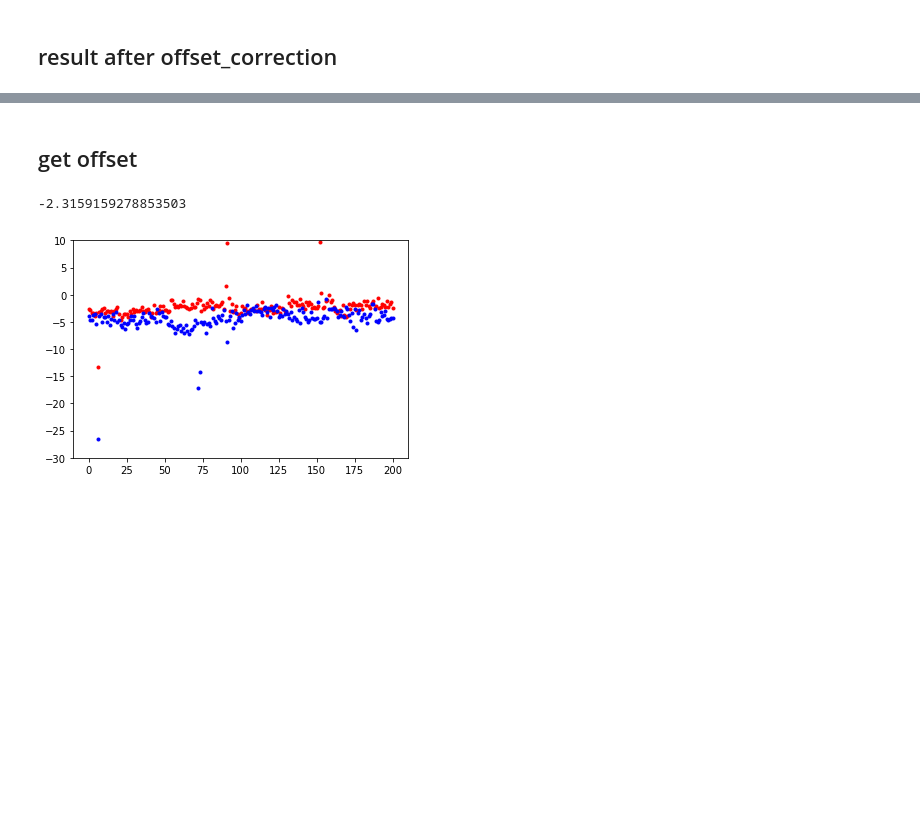
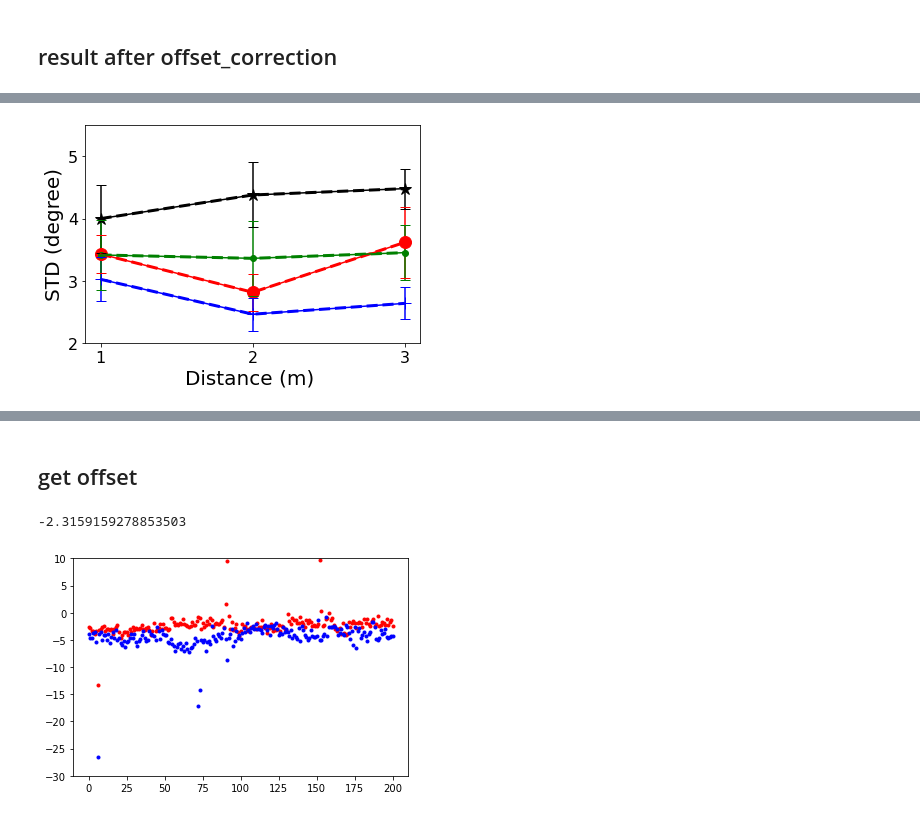
Before and after one commit to LinReseach/calibration-experiment, a Jupyter notebook: Analysis/analyze_after_calibration.ipynb, the cells around one changed output, grey strips where cells are left out. Saved outputs shown, nothing was run; the diff lists cells and outputs as text; code cells hidden in the pictures; blank space fills up the shorter version.

```diff
--- a/Analysis/analyze_after_calibration.ipynb
+++ b/Analysis/analyze_after_calibration.ipynb
@@ -31,0 +116,78 @@ dtype: float64
+# %%
+m_eth_no4k=[]
+m_eth_4k=[]
+m_l2cs_no4k=[]
+m_l2cs_4k=[]
+
+t1=[]
+t2=[]
+t3=[]
+t4=[]
+
+
+
+from matplotlib.pyplot import figure
+
+#figure(figsize=(18, 16), dpi=80)
+for p in [1,4,7]:
+    a=df[(df['pos_number'].isin([p,p+1,p+2]))&(df['4k']==False)][['error_eth_cal','person_ID','Dot_xy']].groupby(['person_ID','Dot_xy']).std().groupby(['person_ID']).mean()
+    b=df[(df['pos_number'].isin([p,p+1,p+2]))&(df['4k']==True)][['error_eth_cal','person_ID','Dot_xy']].groupby(['person_ID','Dot_xy']).std().groupby(['person_ID']).mean()
+    c=df[(df['pos_number'].isin([p,p+1,p+2]))&(df['4k']==False)][['error_l2cs_cal','person_ID','Dot_xy']].groupby(['person_ID','Dot_xy']).std().groupby(['person_ID']).mean()
+    d=df[(df['pos_number'].isin([p,p+1,p+2]))&(df['4k']==True)][['error_l2cs_cal','person_ID','Dot_xy']].groupby(['person_ID','Dot_xy']).std().groupby(['person_ID']).mean()
+    m_eth_no4k.append(a.mean()[0])
+    m_eth_4k.append(b.mean()[0])
+    m_l2cs_no4k.append(c.mean()[0])
+    m_l2cs_4k.append(d.mean()[0])
+
+    m_eth_no4k.append(a.sem()[0])
+    m_eth_4k.append(b.sem()[0])
+    m_l2cs_no4k.append(c.sem()[0])
+    m_l2cs_4k.append(d.sem()[0])
+
+    if p==7:
+        t1=a
+        t2=b
+        t3=c
+        t4=d
+
+
+px=[1,2,3]
+
+plt.plot(px,np.array(m_l2cs_no4k)[[0,2,4]],'ro--',linewidth=3, markersize=12,label = 'l2cs_no4k')
+
+plt.plot(px,np.array(m_l2cs_4k)[[0,2,4]],'b+--',linewidth=3, markersize=12,label = 'l2cs_4k')
+
+plt.plot(px,np.array(m_eth_no4k)[[0,2,4]],'k*--',linewidth=3, markersize=12,label = 'eth_no4k')
+
+plt.plot(px,np.array(m_eth_4k)[[0,2,4]],'g.--',linewidth=3, markersize=12,label = 'eth_4k')
+plt.xticks(px)
+#plt.legend()
+
+plt.ylim((2,5.5))
+
+plt.errorbar(px,np.array(m_l2cs_no4k)[[0,2,4]],yerr = np.array(m_l2cs_no4k)[[1,3,5]],fmt ='r',capsize=5)
+plt.errorbar(px,np.array(m_l2cs_4k)[[0,2,4]],yerr = np.array(m_l2cs_4k)[[1,3,5]],fmt ='b',capsize=5)
+plt.errorbar(px,np.array(m_eth_no4k)[[0,2,4]],yerr = np.array(m_eth_no4k)[[1,3,5]],fmt ='k',capsize=5)
+plt.errorbar(px,np.array(m_eth_4k)[[0,2,4]],yerr = np.array(m_eth_4k)[[1,3,5]],fmt ='g',capsize=5)
+
+
+
+plt.xlabel("Distance (m) ",fontsize=20)
+plt.ylabel("STD (degree)",fontsize=20)
+#plt.title("gaze3d mean error of participants \n at 9 positions ",fontsize=20)
+#plt.legend()
+
+plt.show()
+
+
+from scipy import stats
+a=df[(df['4k']==False)][['error_eth','error_eth_cal','person_ID','Dot_xy']].groupby(['person_ID','Dot_xy']).mean().groupby(['person_ID']).mean()
+b=df[(df['4k']==True)][['error_eth','error_eth_cal','person_ID','Dot_xy']].groupby(['person_ID','Dot_xy']).mean().groupby(['person_ID']).mean()
+c=df[(df['4k']==False)][['error_l2cs','error_l2cs_cal','person_ID','Dot_xy']].groupby(['person_ID','Dot_xy']).mean().groupby(['person_ID']).mean()
+d=df[(df['4k']==True)][['error_l2cs','error_l2cs_cal','person_ID','Dot_xy']].groupby(['person_ID','Dot_xy']).mean().groupby(['person_ID']).mean()
+print(stats.ttest_rel(a['error_eth'],a['error_eth_cal']),(a['error_eth'].mean()-a['error_eth_cal'].mean())/a['error_eth'].mean())
+print(stats.ttest_rel(b['error_eth'],b['error_eth_cal']),(b['error_eth'].mean()-b['error_eth_cal'].mean())/b['error_eth'].mean())
+print(stats.ttest_rel(c['error_l2cs'],c['error_l2cs_cal']),(c['error_l2cs'].mean()-c['error_l2cs_cal'].mean())/c['error_l2cs'].mean())
+print(stats.ttest_rel(d['error_l2cs'],d['error_l2cs_cal']),(d['error_l2cs'].mean()-d['error_l2cs_cal'].mean())/d['error_l2cs'].mean())
+# %% [output]
+[figure, added]
```
Also changed, not shown: parts of 15 cells of this notebook.
